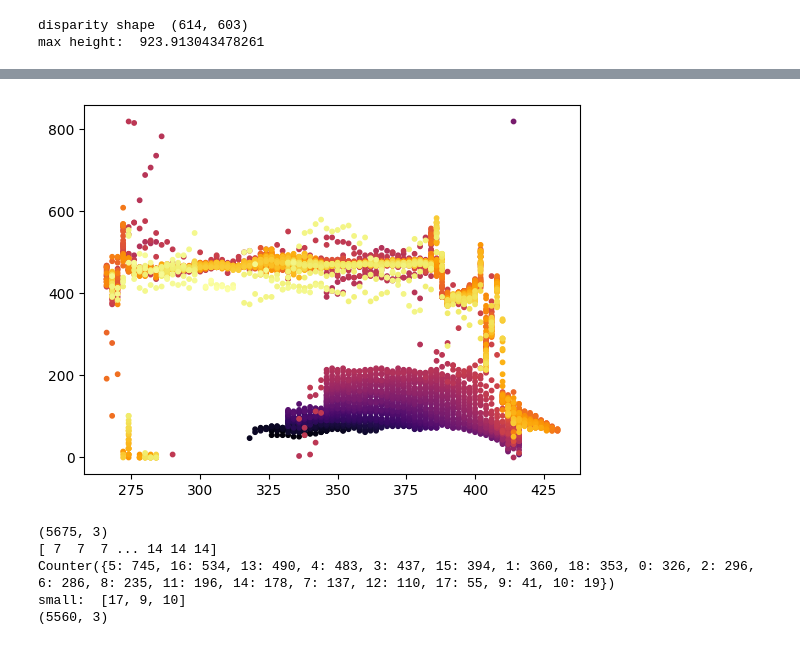
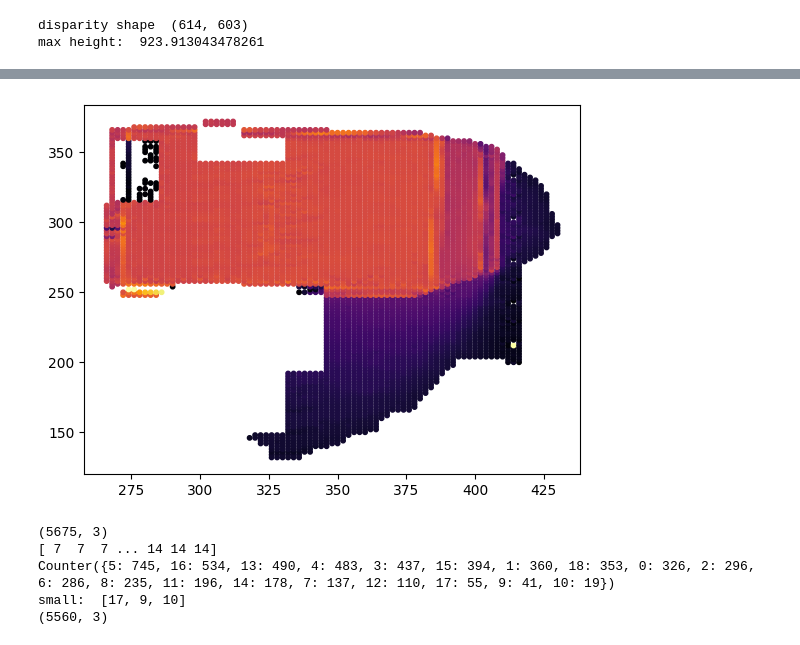
Before and after one commit to JCorpse96/thesisTestProject, a Jupyter notebook: disparityNotebook.ipynb, the cells around one changed output, grey strips where cells are left out. Saved outputs shown, nothing was run; the diff lists cells and outputs as text; code cells hidden in the pictures.

```diff
--- a/disparityNotebook.ipynb
+++ b/disparityNotebook.ipynb
@@ -184,7 +181,7 @@ def calculate_point_cloud(disp_map):
                     range(0, num_cols, 2) if depth_matrix[i, j] > 100]  #
 
 
-    return points_cloud
+    return points_cloud, heatmap, heat_binarized
 # %%
 def plot_cloud(points_cloud, elev=None, azim=None, roll=None):
     x, y, z = zip(*points_cloud)
@@ -319,7 +316,7 @@ cv2.imwrite("disparity/disparity-map-" + str(BLOCK_SIZE) + "_" + str(SEARCH_BLOC
 # %%
 disp_map = cv2.imread("disparity/disparity-map-" + str(BLOCK_SIZE) + "_" + str(SEARCH_BLOCK_WINDOW) + ".jpg", cv2.IMREAD_GRAYSCALE)
 # %%
-points = calculate_point_cloud(disp_map)
+points, heatmap, heat_binarized = calculate_point_cloud(disp_map)
 # %% [output]
 disparity shape  (614, 603)
 max height:  923.913043478261
@@ -326,7 +334,7 @@ max height:  923.913043478261
 # %%
-plot_projection(points,0,2,1)
+plot_projection(points,0,1,2)
 # %% [output]
-[figure, old version]
+[figure, new version]
 # %%
 filtered, labels = cluster_points(points)
 # %% [output]
```
Also changed, not shown: parts of 5 cells of this notebook.
